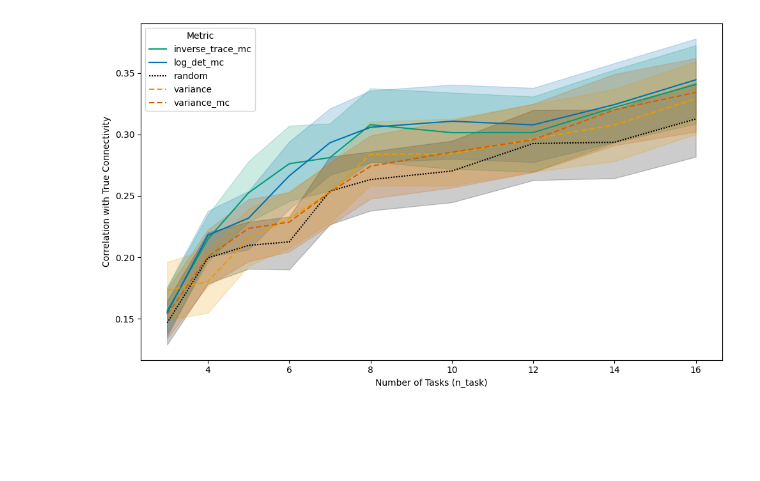
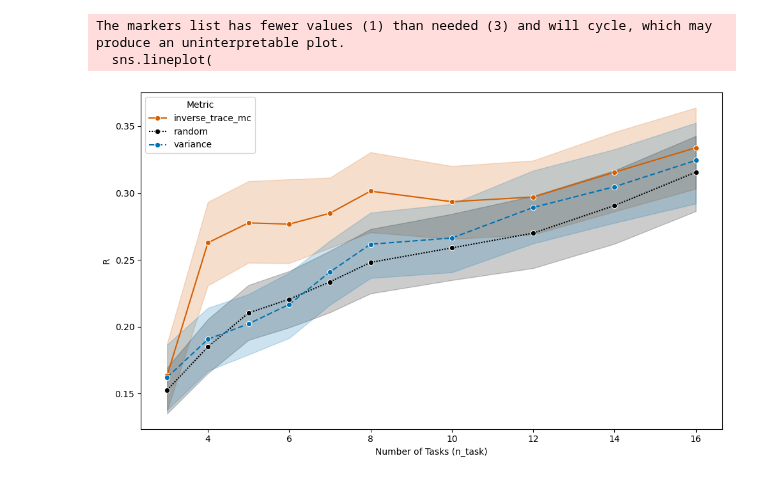
Before and after one commit to DiedrichsenLab/OptimalBattery, a Jupyter notebook: notebooks/8.real_connectivity.ipynb, the cells around one changed output. Cells and saved outputs as stored; diff of their text form; code cells hidden in the pictures; blank space fills up the shorter version.

```diff
--- a/notebooks/8.real_connectivity.ipynb
+++ b/notebooks/8.real_connectivity.ipynb
@@ -114,35 +10,42 @@ long_df = pd.read_csv('eval_tsvs/eval_tsvs/real_connectivity.tsv',sep='\t')
+# %%
+# defube metrics to plot
+metrics = ['random','variance','inverse_trace_mc']
+D = D[D['metric'].isin(metrics)]
+# %%
+custom_palette = {
+    'random': 'black',
+    'variance': '#0072B2',
+    'variance_mc': '#009E73',
+    'log_det_mc': '#E69F00',
+    'inverse_trace_mc': '#D55E00'
+}
+
+custom_dashes = {
+    'random': (1, 1),            # dotted
+    'variance': (4, 2),              # dashed
+    'variance_mc': (4, 2),           # dashed
+    'log_det_mc': '',        # solid
+    'inverse_trace_mc': '',  # solid
+}
 # %%
-custom_palette = {
-    'random': 'black',
-    'variance': '#E69F00',
-    'variance_mc': '#D55E00',
-    'log_det_mc': '#0072B2',
-    'inverse_trace_mc': '#009E73'
-}
-
-custom_dashes = {
-    'random': (1, 1),            # dotted
-    'variance': (4, 2),              # dashed
-    'variance_mc': (4, 2),           # dashed
-    'log_det_mc': '',        # solid
-    'inverse_trace_mc': '',  # solid
-}
-
 plt.figure(figsize=(10, 6))
 sns.lineplot(
-    data=long_df,
+    data=D,
     x="n_task",
     y="avg_correlation_per_subject",
     hue="metric",
     style="metric",
     palette=custom_palette,
-    dashes=custom_dashes
+    dashes=custom_dashes,
+    markers='o',
 )
 
 plt.xlabel("Number of Tasks (n_task)")
-plt.ylabel("Correlation with True Connectivity")
+plt.ylabel("R")
 plt.legend(title="Metric")
 plt.tight_layout()
 plt.show()
 # %% [output]
+The markers list has fewer values (1) than needed (3) and will cycle, which may produce an uninterpretable plot.
+  sns.lineplot(
-[figure, old version]
+[figure, new version]
```
Also changed, not shown: parts of 16 cells of this notebook, 38 other files.
